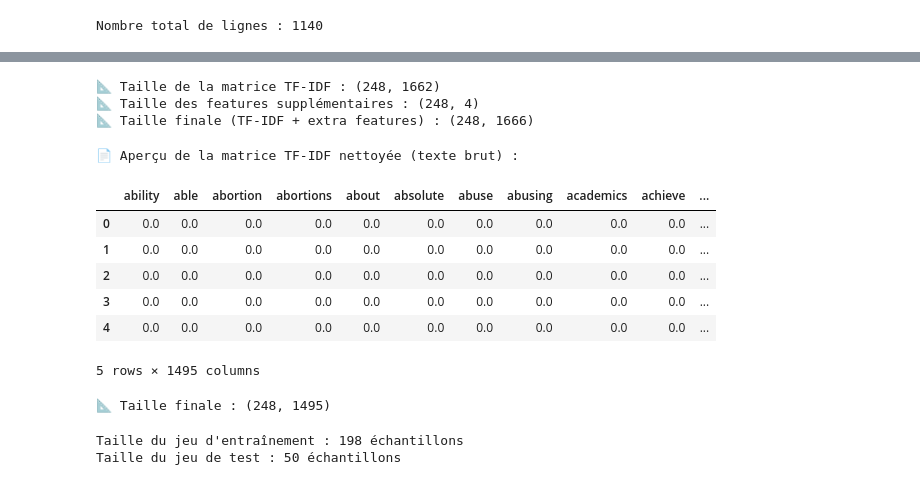
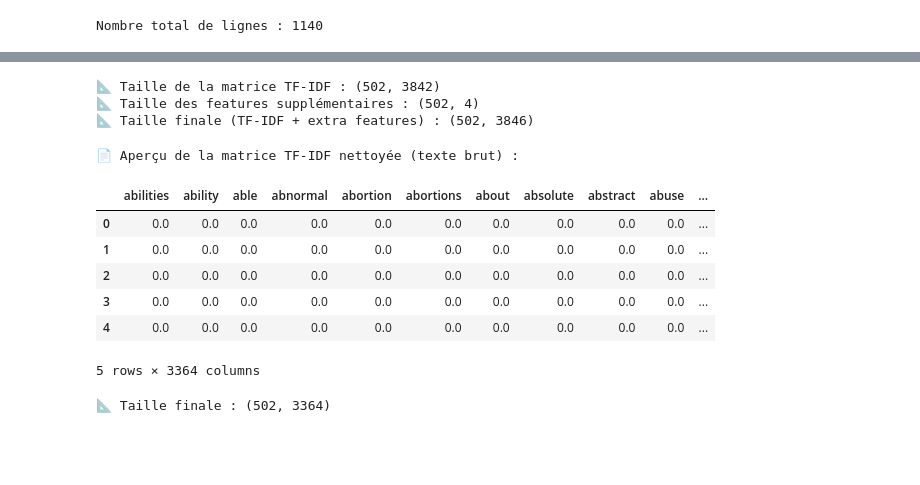
Before and after one commit to NinaShine/Machine_learning, a Jupyter notebook: Projet/test-CLAIM-REFvsCONTEXT.ipynb, the cells around one changed output, grey strips where cells are left out. Cells and saved outputs as stored; diff of their text form; code cells hidden in the pictures; blank space fills up the shorter version.

```diff
--- a/Projet/test-CLAIM-REFvsCONTEXT.ipynb
+++ b/Projet/test-CLAIM-REFvsCONTEXT.ipynb
@@ -318,0 +414,4 @@ Name: has_emoji, dtype: int64
+# %%
+df_sci.drop(columns=['has_emoji','tweet_id','text','science_related'], inplace=True)
+
+df_sci.info()
@@ -318,0 +437,7 @@ Name: has_emoji, dtype: int64
+# %%
+df_sci.drop(columns=['science_related'], inplace=True)
+
+
+display(df_sci.head())
+
+display((df_sci['text'] == df_sci['tweet_text']).all())
@@ -318,0 +452,13 @@ Name: has_emoji, dtype: int64
+# %%
+# Affichage
+print(f"tweets text uniquement : {len(df_sci)}")
+# Supprime la limite de longueur d'affichage des colonnes de texte
+pd.set_option('display.max_colwidth', None)
+
+display(df_sci[["text", "tweet_text"]])
+
+display((df_sci['text'] == df_sci['tweet_text']).all())
+
+diffs = df_sci[df_sci['text'] != df_sci['tweet_text']]
+print(f"Nombre de différences : {len(diffs)}")
+display(diffs[['text', 'tweet_text']])
@@ -324,20 +494,20 @@ Name: has_emoji, dtype: int64
 from sklearn.feature_extraction.text import TfidfVectorizer
 import scipy.sparse
 
-# ✅ Étape 1 : Nettoyage minimal (éviter les NaN sur le texte)
-df_balanced.dropna(subset=['tweet_text'], inplace=True)
+# Étape 1 : Nettoyage minimal (éviter les NaN sur le texte)
+df_sci.dropna(subset=['tweet_text'], inplace=True)
 
-# ✅ Étape 2 : Sélection du texte brut et du label
-X_text = df_balanced['tweet_text']  # Texte brut
-y = df_balanced['label']            # Labels binaires (0 ou 1)
+# Étape 2 : Sélection du texte brut et du label
+X_text = df_sci['tweet_text']
+y = df_sci['label']
 
-# ✅ Étape 3 : Création de la matrice TF-IDF à partir du texte brut
+# Étape 3 : Création de la matrice TF-IDF à partir du texte brut
 vectorizer = TfidfVectorizer()
 X_tfidf = vectorizer.fit_transform(X_text)
 
 # ✅ Étape 4 : Création de la matrice des features binaires supplémentaires
 # Convertir les booléens en int (0 ou 1) si nécessaire
-extra_features = df_balanced[['has_url', 'has_mention', 'has_hashtag', 'has_emoji']].astype(int)
+extra_features = df_sci[['has_url', 'has_mention', 'has_hashtag', 'has_emoji']].astype(int)
 X_extra = scipy.sparse.csr_matrix(extra_features.values)
 
 # ✅ Étape 5 : Concaténer TF-IDF + features supplémentaires
@@ -348,9 +518,9 @@ print("📐 Taille de la matrice TF-IDF :", X_tfidf.shape)
 print("📐 Taille des features supplémentaires :", X_extra.shape)
 print("📐 Taille finale (TF-IDF + extra features) :", X_final.shape)
 # %% [output]
-📐 Taille de la matrice TF-IDF : (248, 1662)
-📐 Taille des features supplémentaires : (248, 4)
-📐 Taille finale (TF-IDF + extra features) : (248, 1666)
+📐 Taille de la matrice TF-IDF : (502, 3842)
+📐 Taille des features supplémentaires : (502, 4)
+📐 Taille finale (TF-IDF + extra features) : (502, 3846)
 # %%
 import re
 import pandas as pd
@@ -362,60 +532,47 @@ tfidf_df = pd.DataFrame(X_tfidf.toarray(), columns=vectorizer.get_feature_names_
 def get_token_category(token):
     if token.isdigit():
         return 'numeric'
     if re.match(r'^\d+(am|pm|s|h|min|sec|hour|years)?$', token.lower()):
         return 'timestamp'
     if re.match(r'^[a-zA-Z]+$', token):
         return 'valid'
     return 'other'
 
 # ✅ Classer chaque token
 token_categories = {token: get_token_category(token) for token in tfidf_df.columns}
 
 # ✅ Regrouper par type
 valid_tokens = [token for token, cat in token_categories.items() if cat == 'valid']
 numeric_tokens = [token for token, cat in token_categories.items() if cat == 'numeric']
 timestamp_tokens = [token for token, cat in token_categories.items() if cat == 'timestamp']
 
 # ✅ Colonnes agrégées
 tfidf_df['numeric'] = tfidf_df[numeric_tokens].sum(axis=1) if numeric_tokens else 0
 tfidf_df['timestamp'] = tfidf_df[timestamp_tokens].sum(axis=1) if timestamp_tokens else 0
 
 # ✅ Garder uniquement les tokens valides + colonnes synthétiques
 tfidf_cleaned = tfidf_df[valid_tokens + ['numeric', 'timestamp']]
 
+X_cleaned = scipy.sparse.csr_matrix(tfidf_cleaned.values)
+
+X_final_clean = scipy.sparse.hstack([X_final, X_cleaned])
+
+
 # ✅ Aperçu
 print("📄 Aperçu de la matrice TF-IDF nettoyée (texte brut) :")
 display(tfidf_cleaned.head())
 print("📐 Taille finale :", tfidf_cleaned.shape)
 # %% [output]
 📄 Aperçu de la matrice TF-IDF nettoyée (texte brut) :
-|  | ability | able | abortion | abortions | about | absolute | abuse | abusing | academics | achieve | ... |
+|  | abilities | ability | able | abnormal | abortion | abortions | about | absolute | abstract | abuse | ... |
 | 0 | 0.0 | 0.0 | 0.0 | 0.0 | 0.0 | 0.0 | 0.0 | 0.0 | 0.0 | 0.0 | ... |
 | 1 | 0.0 | 0.0 | 0.0 | 0.0 | 0.0 | 0.0 | 0.0 | 0.0 | 0.0 | 0.0 | ... |
 | 2 | 0.0 | 0.0 | 0.0 | 0.0 | 0.0 | 0.0 | 0.0 | 0.0 | 0.0 | 0.0 | ... |
 | 3 | 0.0 | 0.0 | 0.0 | 0.0 | 0.0 | 0.0 | 0.0 | 0.0 | 0.0 | 0.0 | ... |
 | 4 | 0.0 | 0.0 | 0.0 | 0.0 | 0.0 | 0.0 | 0.0 | 0.0 | 0.0 | 0.0 | ... |
-5 rows × 1495 columns
+5 rows × 3364 columns
-📐 Taille finale : (248, 1495)
+📐 Taille finale : (502, 3364)
 # %%
 #------------------------------------------------------------
 #--------Separation des donnees pour le train/test---------------
 #-------------------------------------------------------------
-# %%
-from sklearn.model_selection import train_test_split
-
-# ⚡ 80% entraînement, 20% test
-X_train, X_test, y_train, y_test = train_test_split(
-    X_final,
-    y,
-    test_size=0.2,
-    random_state=42,
-    stratify=y  # On stratify par y (pas df['science_related'], attention !)
-)
-
-# ✅ Affichage des tailles
-print(f"Taille du jeu d'entraînement : {X_train.shape[0]} échantillons")
-print(f"Taille du jeu de test : {X_test.shape[0]} échantillons")
-# %% [output]
-Taille du jeu d'entraînement : 198 échantillons
-Taille du jeu de test : 50 échantillons
```
Also changed, not shown: parts of 36 cells of this notebook, 4 other files.
